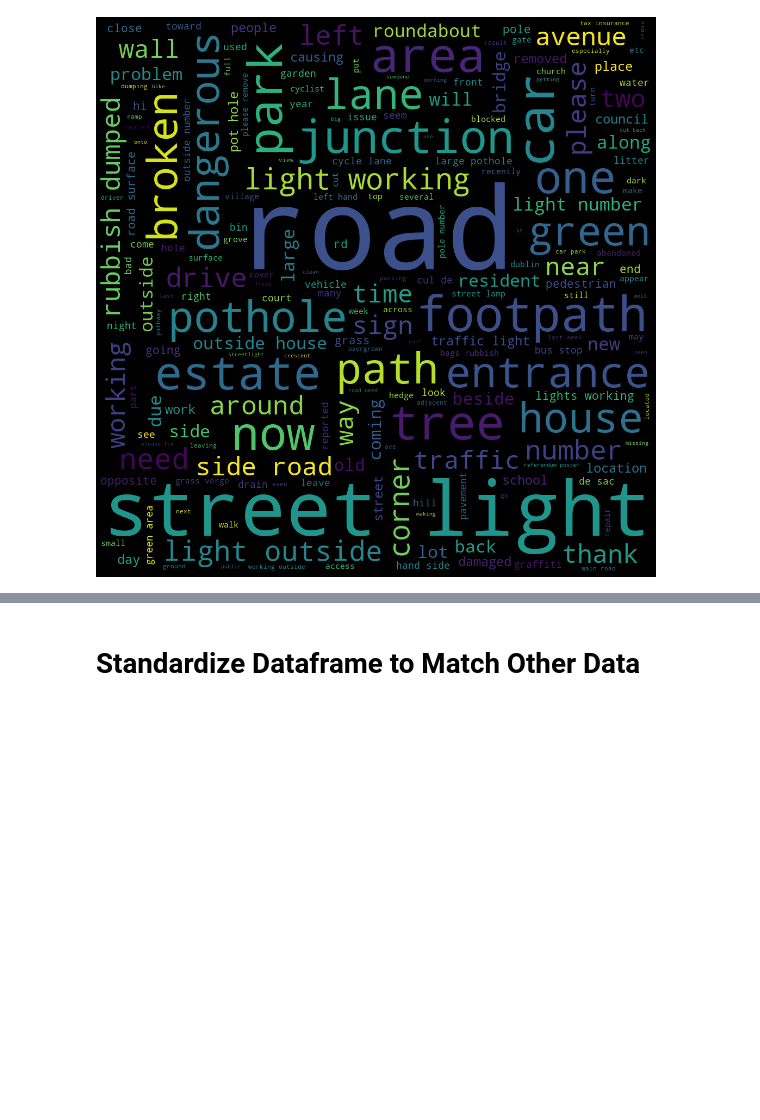
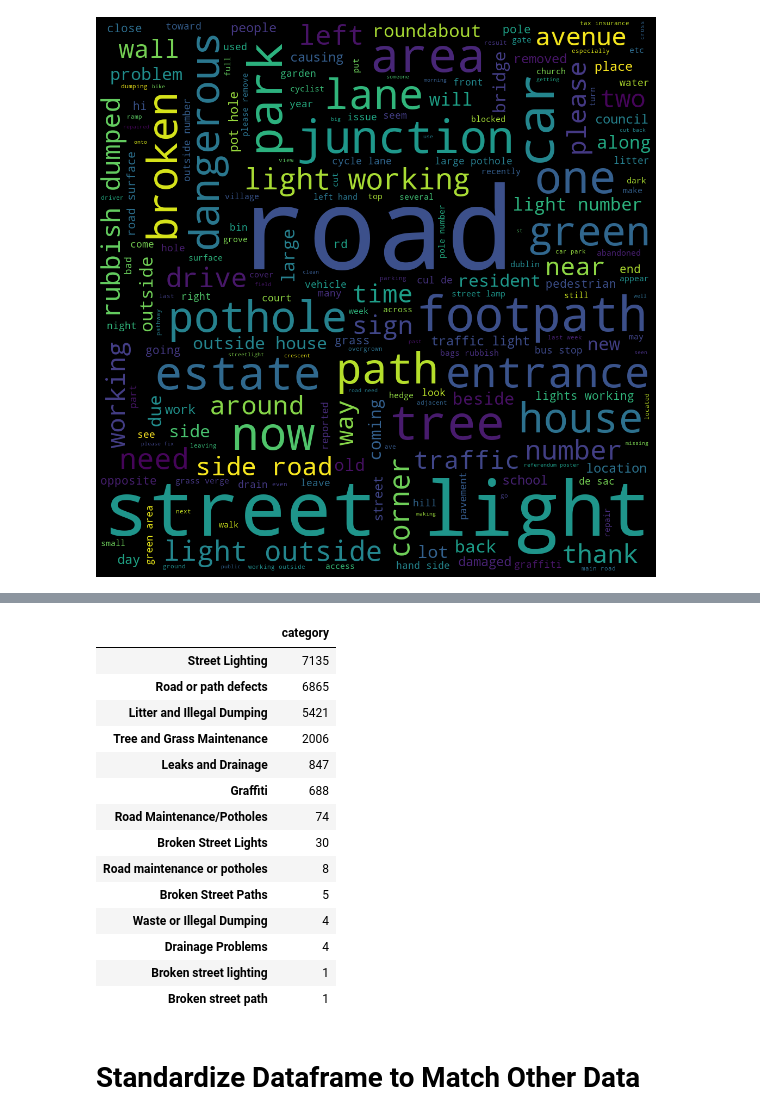
Before and after one commit to pdurkin84/W210_Gov_Complaints_Portal, a Jupyter notebook: Code/Processing_eda/fixmystreet_ie.ipynb, the cells around one changed output, grey strips where cells are left out. Cells and saved outputs as stored; diff of their text form; code cells hidden in the pictures; blank space fills up the shorter version.

Commit message:
added unique categories pulled from the fixmystreet system

```diff
--- a/Code/Processing_eda/fixmystreet_ie.ipynb
+++ b/Code/Processing_eda/fixmystreet_ie.ipynb
@@ -152,0 +158,19 @@ wordcloud.to_image()
+# %%
+ie_categories = pd.DataFrame(dat['category'].value_counts())
+ie_categories
+# %% [output]
+|  | category |
+| Street Lighting | 7135 |
+| Road or path defects | 6865 |
+| Litter and Illegal Dumping | 5421 |
+| Tree and Grass Maintenance | 2006 |
+| Leaks and Drainage | 847 |
+| Graffiti | 688 |
+| Road Maintenance/Potholes | 74 |
+| Broken Street Lights | 30 |
+| Road maintenance or potholes | 8 |
+| Broken Street Paths | 5 |
+| Waste or Illegal Dumping | 4 |
+| Drainage Problems | 4 |
+| Broken street lighting | 1 |
+| Broken street path | 1 |
```
Also changed, not shown: parts of 2 cells of this notebook, 1 other file.
